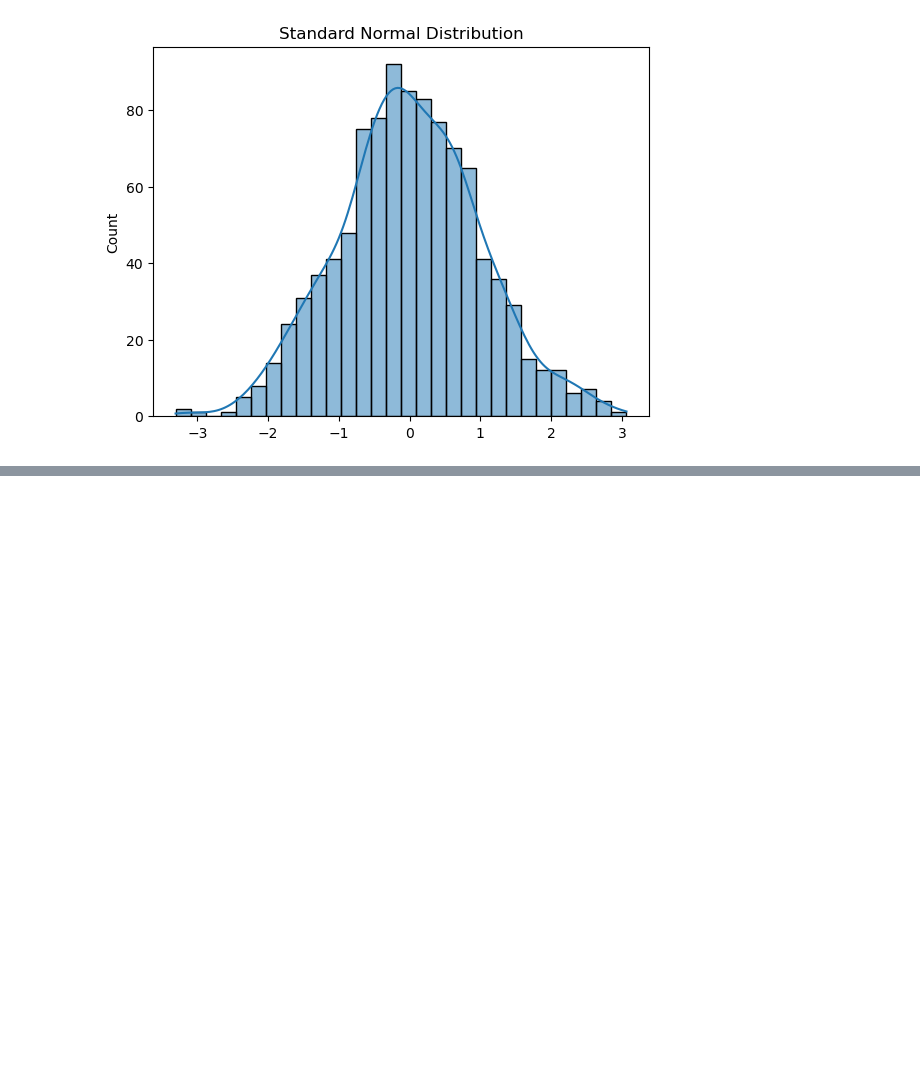
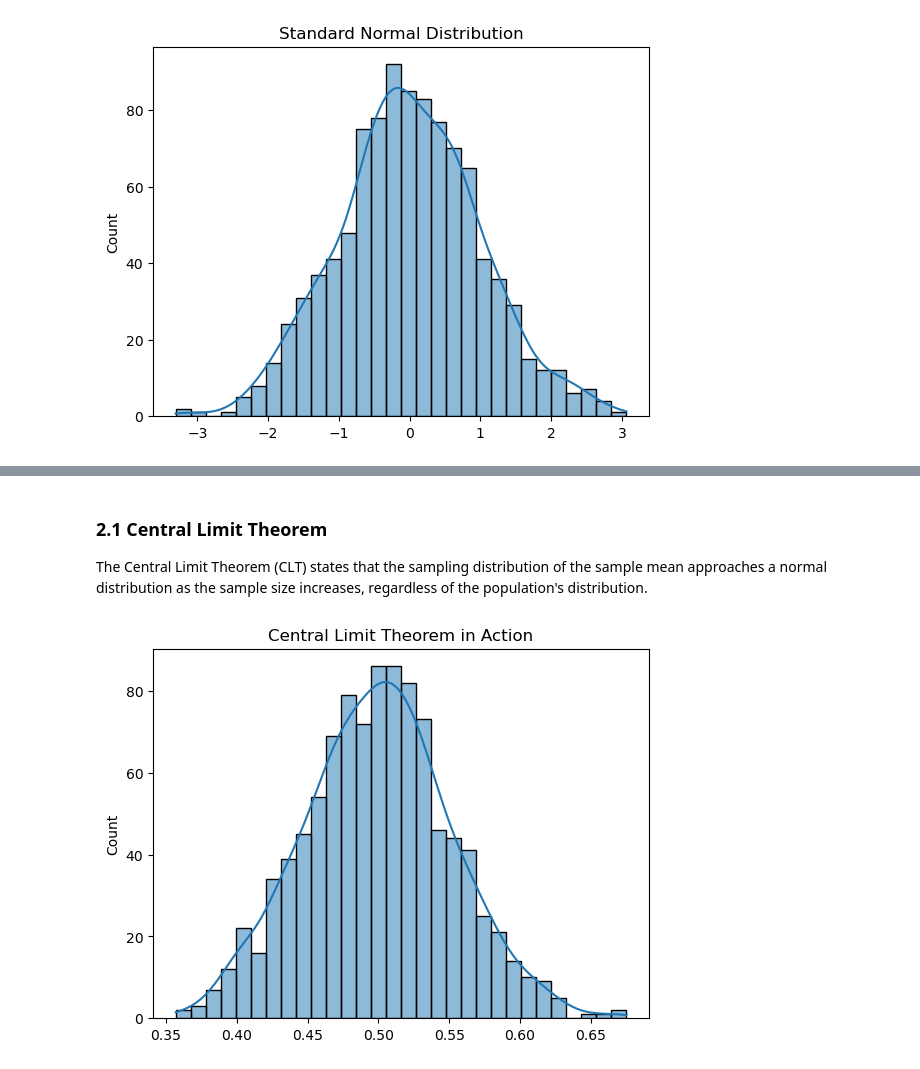
Before and after one commit to H0wl3r2001/DataScientist_Statistics, a Jupyter notebook: InferentialStatisticsFundamentals.ipynb, the cells around one changed output, grey strips where cells are left out. Drawn from its saved outputs; the diff is of its cells as text; code cells hidden in the pictures; blank space fills up the shorter version.

```diff
--- a/InferentialStatisticsFundamentals.ipynb
+++ b/InferentialStatisticsFundamentals.ipynb
@@ -64,0 +71,12 @@ plt.show()
+# %% [markdown]
+### 2.1 Central Limit Theorem
+
+The Central Limit Theorem (CLT) states that the sampling distribution of the sample mean approaches a normal distribution as the sample size increases, regardless of the population's distribution.
+# %%
+# Demonstrating CLT
+means = [np.mean(np.random.uniform(0, 1, 30)) for _ in range(1000)]
+sns.histplot(means, bins=30, kde=True)
+plt.title("Central Limit Theorem in Action")
+plt.show()
+# %% [output]
+[figure, added]
```
Also changed, not shown: parts of 1 cell of this notebook.
